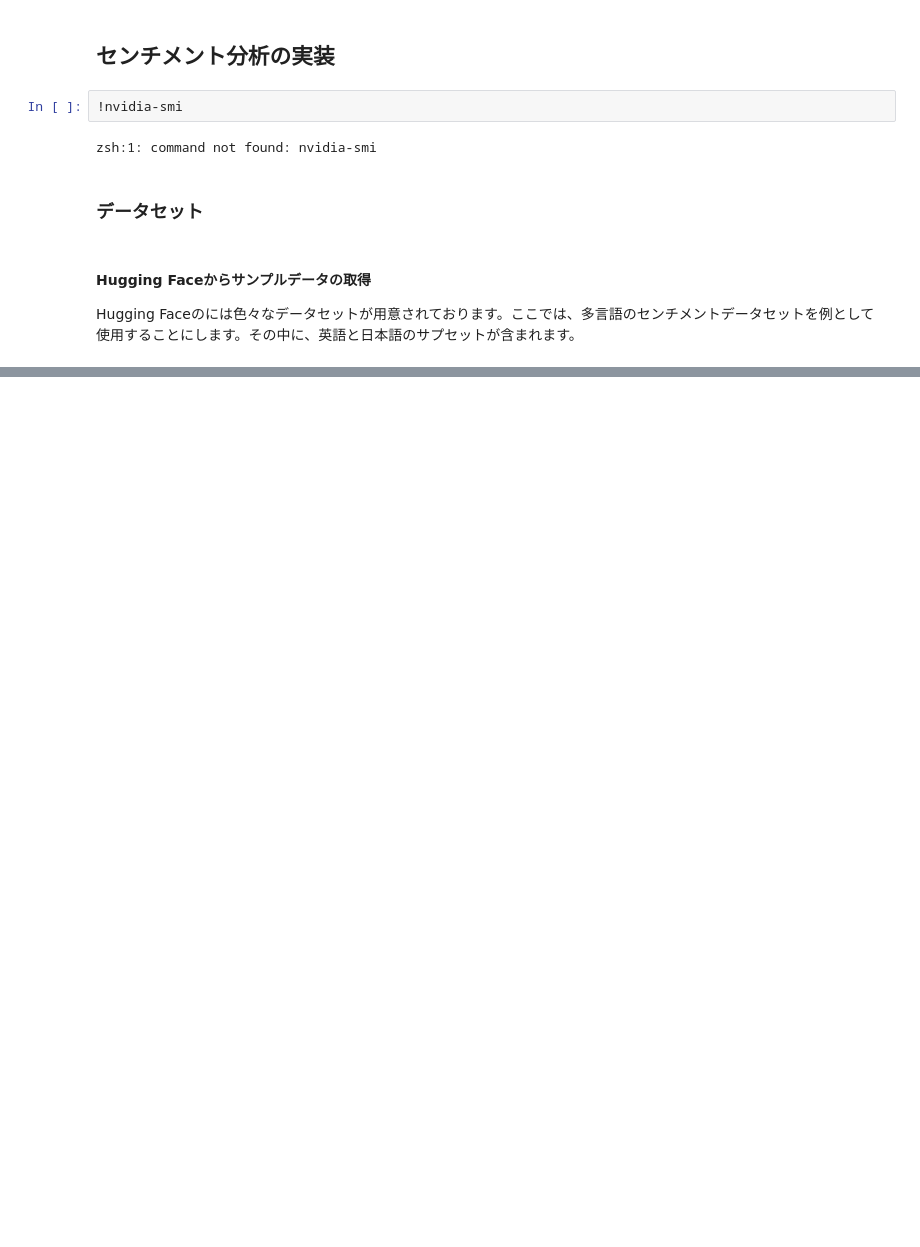
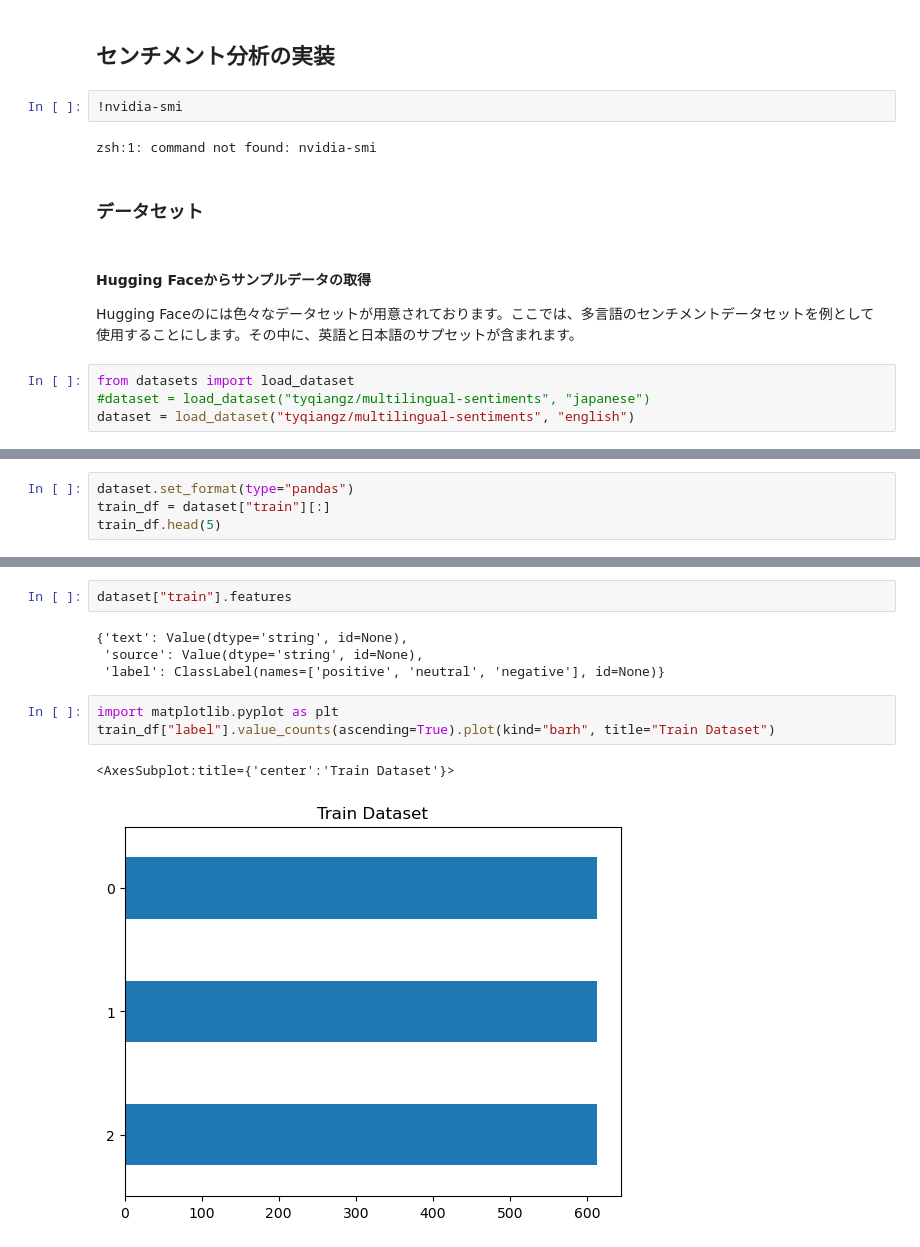
Before and after one commit to lvzeyu/css_nlp, a Jupyter notebook: _build/jupyter_execute/notebook/bert_sentiment.ipynb, the cells around one changed output, grey strips where cells are left out. Cells and saved outputs as stored; diff of their text form; blank space fills up the shorter version.

```diff
--- a/_build/jupyter_execute/notebook/bert_sentiment.ipynb
+++ b/_build/jupyter_execute/notebook/bert_sentiment.ipynb
@@ -22,3 +22,7 @@ zsh:1: command not found: nvidia-smi
 #### Hugging Faceからサンプルデータの取得
 
 Hugging Faceのには色々なデータセットが用意されております。ここでは、多言語のセンチメントデータセットを例として使用することにします。その中に、英語と日本語のサプセットが含まれます。
+# %%
+from datasets import load_dataset
+#dataset = load_dataset("tyqiangz/multilingual-sentiments", "japanese")
+dataset = load_dataset("tyqiangz/multilingual-sentiments", "english")
@@ -24,0 +53,4 @@ Hugging Faceのには色々なデータセットが用意されております
+# %%
+dataset.set_format(type="pandas")
+train_df = dataset["train"][:]
+train_df.head(5)
@@ -24,0 +64,12 @@ Hugging Faceのには色々なデータセットが用意されております
+# %%
+dataset["train"].features
+# %% [output]
+{'text': Value(dtype='string', id=None),
+ 'source': Value(dtype='string', id=None),
+ 'label': ClassLabel(names=['positive', 'neutral', 'negative'], id=None)}
+# %%
+import matplotlib.pyplot as plt
+train_df["label"].value_counts(ascending=True).plot(kind="barh", title="Train Dataset")
+# %% [output]
+<AxesSubplot:title={'center':'Train Dataset'}>
+[figure, added]
```
Also changed, not shown: parts of 61 cells of this notebook, 40 other files.
